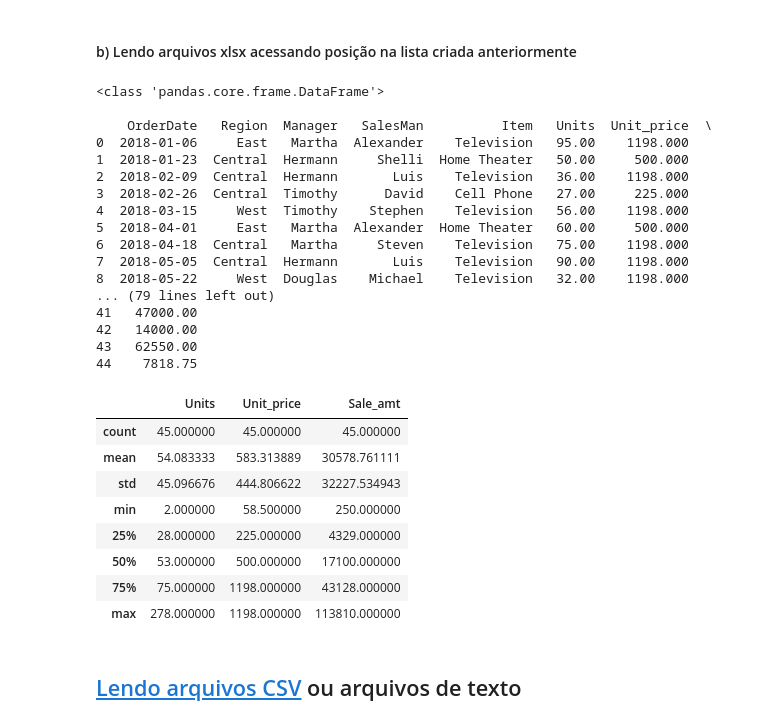
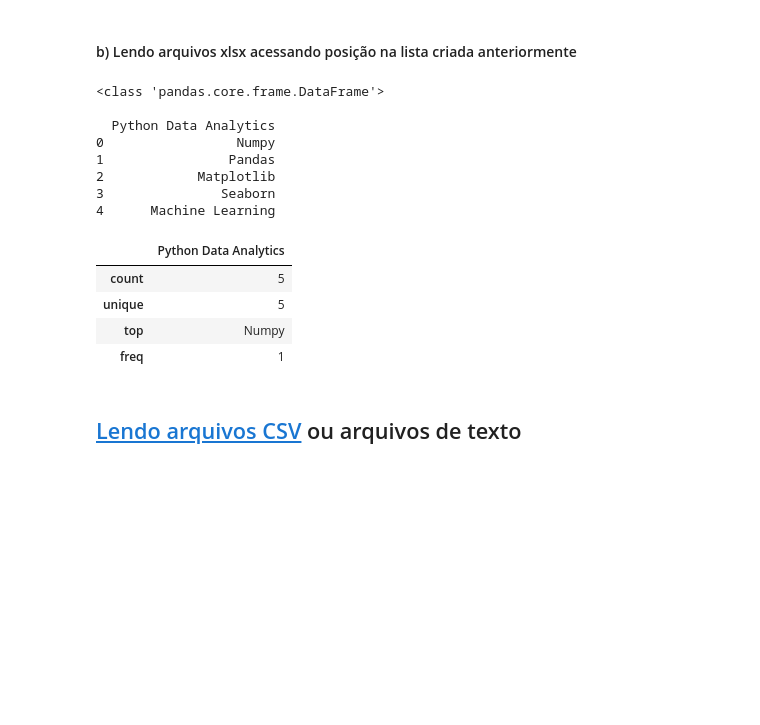
Before and after one commit to ajndantas/Treinamento-Cientista-de-Dados, a Jupyter notebook: Python Aplicado a Big Data/Aula 3 - 08032021 - Pandas/Pandas.ipynb, the cells around one changed output. Cells and saved outputs as stored; diff of their text form; code cells hidden in the pictures; blank space fills up the shorter version.

```diff
--- a/Python Aplicado a Big Data/Aula 3 - 08032021 - Pandas/Pandas.ipynb
+++ b/Python Aplicado a Big Data/Aula 3 - 08032021 - Pandas/Pandas.ipynb
@@ -170,39 +168,26 @@ dataframe.describe()
 # %% [markdown]
 #### b) Lendo arquivos xlsx acessando posição na lista criada anteriormente
 # %%
-df = pd.read_excel(data_path + files[0])
+df = pd.read_excel(data_path + files[1])
 print(type(df))
 print()
 print(df)
 print()
 df.describe()
 # %% [output]
 <class 'pandas.core.frame.DataFrame'>
 
-    OrderDate   Region  Manager   SalesMan          Item   Units  Unit_price  \
-0  2018-01-06     East   Martha  Alexander    Television   95.00    1198.000
-1  2018-01-23  Central  Hermann     Shelli  Home Theater   50.00     500.000
-2  2018-02-09  Central  Hermann       Luis    Television   36.00    1198.000
-3  2018-02-26  Central  Timothy      David    Cell Phone   27.00     225.000
-4  2018-03-15     West  Timothy    Stephen    Television   56.00    1198.000
-5  2018-04-01     East   Martha  Alexander  Home Theater   60.00     500.000
-6  2018-04-18  Central   Martha     Steven    Television   75.00    1198.000
-7  2018-05-05  Central  Hermann       Luis    Television   90.00    1198.000
-8  2018-05-22     West  Douglas    Michael    Television   32.00    1198.000
-... (79 lines left out)
-41   47000.00
-42   14000.00
-43   62550.00
-44    7818.75
+  Python Data Analytics
+0                 Numpy
+1                Pandas
+2            Matplotlib
+3               Seaborn
+4      Machine Learning
-|  | Units | Unit_price | Sale_amt |
-| count | 45.000000 | 45.000000 | 45.000000 |
-| mean | 54.083333 | 583.313889 | 30578.761111 |
-| std | 45.096676 | 444.806622 | 32227.534943 |
-| min | 2.000000 | 58.500000 | 250.000000 |
-| 25% | 28.000000 | 225.000000 | 4329.000000 |
-| 50% | 53.000000 | 500.000000 | 17100.000000 |
-| 75% | 75.000000 | 1198.000000 | 43128.000000 |
-| max | 278.000000 | 1198.000000 | 113810.000000 |
+|  | Python Data Analytics |
+| count | 5 |
+| unique | 5 |
+| top | Numpy |
+| freq | 1 |
 # %% [markdown]
 ## [Lendo arquivos CSV](https://pandas.pydata.org/pandas-docs/stable/reference/api/pandas.read_csv.html) ou arquivos de texto
 # %%
```
Also changed, not shown: parts of 30 cells of this notebook.
